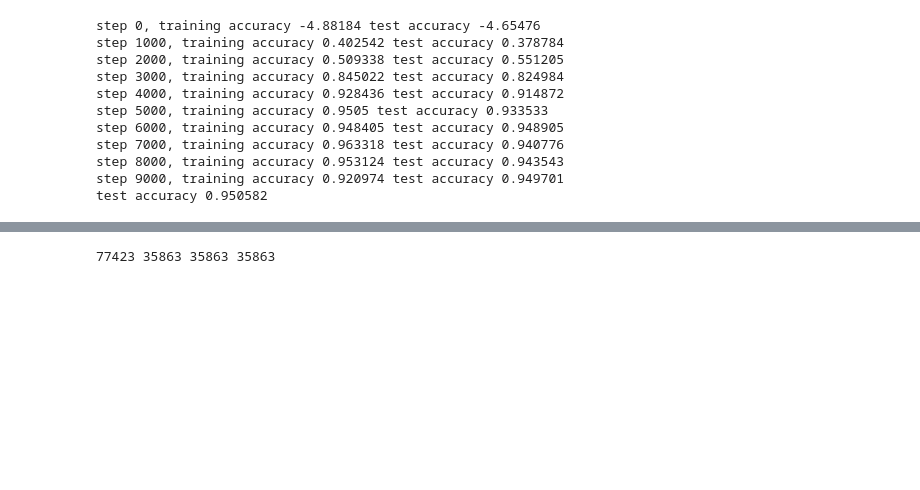
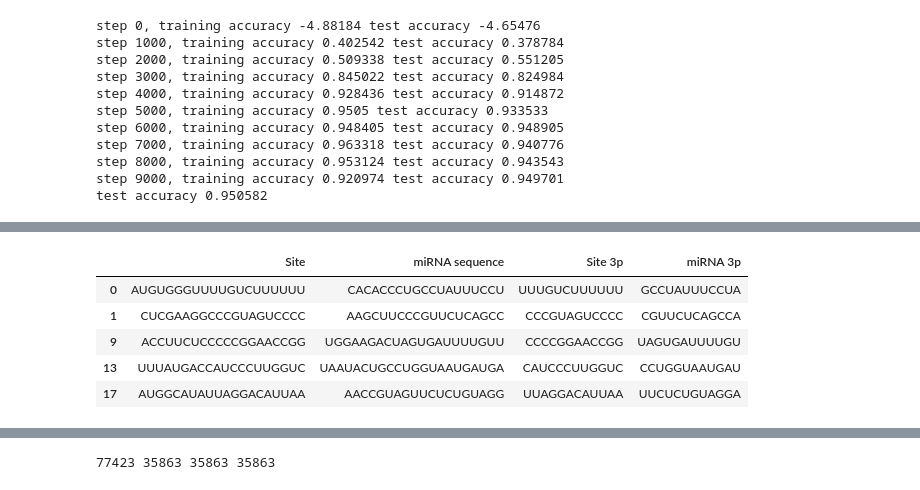
Before and after one commit to kslin/miRNA_models, a Jupyter notebook: Analysis.ipynb, the cells around one changed output, grey strips where cells are left out. Drawn from its saved outputs; the diff is of its cells as text; code cells hidden in the pictures; blank space fills up the shorter version.

```diff
--- a/Analysis.ipynb
+++ b/Analysis.ipynb
@@ -687,5 +672,5 @@ np.percentile(expression['Average expression'], 60)
 # %%
-UTRS = pd.read_csv('../../05_TargetPrediction/targetscan_files/UTR_Sequences_Ensembl_Human.txt',
+UTRS = pd.read_csv('../data/meta_data/UTR_Sequences_Ensembl_Human.txt',
                    sep='\t', usecols=['Ensembl ID','UTR sequence']).set_index('Ensembl ID')
 UTRS['UTR sequence'] = [x.replace('-','').upper().replace('T','U') for x in UTRS['UTR sequence']]
 UTRS['UTR length'] = [len(x) for x in UTRS['UTR sequence']]
@@ -718,7 +703,7 @@ logFCs = pd.concat([logFCs1,logFCs2],axis=1,join='outer')
 logFCs = pd.concat([logFCs, expression, UTRS[['UTR length']]], axis=1, join='inner')
 
 logFCs = logFCs[logFCs['Isoform ratio'] > 0.9]
-logFCs = logFCs[logFCs['Average expression'] > np.percentile(expression['Average expression'], 50)]
+logFCs = logFCs[logFCs['RPM'] > np.percentile(expression['RPM'], 50)]
 print(len(logFCs))
 logFCs.head()
 # %% [output]
@@ -819,8 +804,8 @@ features = features[features['Site type'] != '6mer']
 print(len(features))
 features = features[features['Site start'] > 19]
 print(len(features))
-features['RPKM'] = [expression.loc[x]['Average expression'] for x in features['Gene ID']]
-features = features[features['RPKM'] > np.percentile(features['RPKM'], 60)]
+features['RPM'] = [expression.loc[x]['RPM'] for x in features['Gene ID']]
+features = features[features['RPM'] > np.percentile(features['RPM'], 60)]
 print(len(features))
 features['UTR length'] = [UTRS.loc[x]['UTR length'] for x in features['Gene ID']]
 features['Dist to end'] = features['UTR length'] - features['Site end']
@@ -843,13 +828,29 @@ features.head()
 5 rows × 43 columns
 # %%
 sites = []
+sites_3p = []
+mirna_3p = []
 for row in features.iterrows():
     utr = UTRS.loc[row[1]['Gene ID']]['UTR sequence']
     if row[1]['Site type'] == '7mer-1a':
         seed_start = row[1]['Site start']
     else:
         seed_start = row[1]['Site start'] + 1
-    sites.append(utr[seed_start - 15: seed_start + 9][::-1])
+    sites.append(utr[seed_start - 13: seed_start + 7][::-1])
+    sites_3p.append(utr[seed_start - 13: seed_start - 1][::-1])
+    mirna_3p.append((row[1]['miRNA sequence'] + 'AAAA')[:20][8:])
+features['Site'] = sites
+features['Site 3p'] = sites_3p
+features['miRNA 3p'] = mirna_3p
+features['Constant'] = [1]*len(features)
+features[['Site','miRNA sequence', 'Site 3p', 'miRNA 3p']].head()
+# %% [output]
+|  | Site | miRNA sequence | Site 3p | miRNA 3p |
+| 0 | AUGUGGGUUUUGUCUUUUUU | CACACCCUGCCUAUUUCCU | UUUGUCUUUUUU | GCCUAUUUCCUA |
+| 1 | CUCGAAGGCCCGUAGUCCCC | AAGCUUCCCGUUCUCAGCC | CCCGUAGUCCCC | CGUUCUCAGCCA |
+| 9 | ACCUUCUCCCCCGGAACCGG | UGGAAGACUAGUGAUUUUGUU | CCCCGGAACCGG | UAGUGAUUUUGU |
+| 13 | UUUAUGACCAUCCCUUGGUC | UAAUACUGCCUGGUAAUGAUGA | CAUCCCUUGGUC | CCUGGUAAUGAU |
+| 17 | AUGGCAUAUUAGGACAUUAA | AACCGUAGUUCUCUGUAGG | UUAGGACAUUAA | UUCUCUGUAGGA |
 # %%
 cols = ['Threep score',
         # 'Num coop',
```
Also changed, not shown: parts of 14 cells of this notebook, 9 other files.
